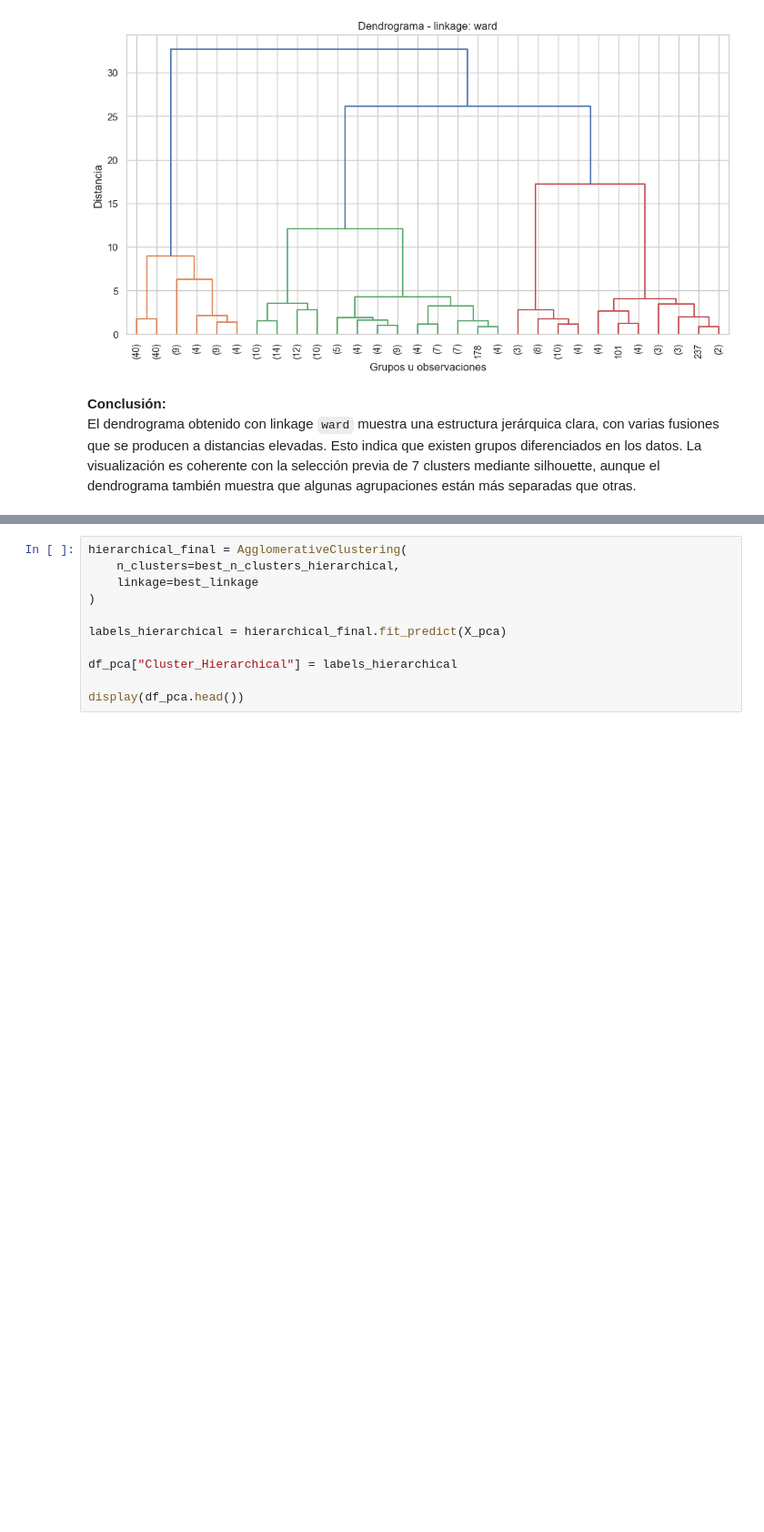
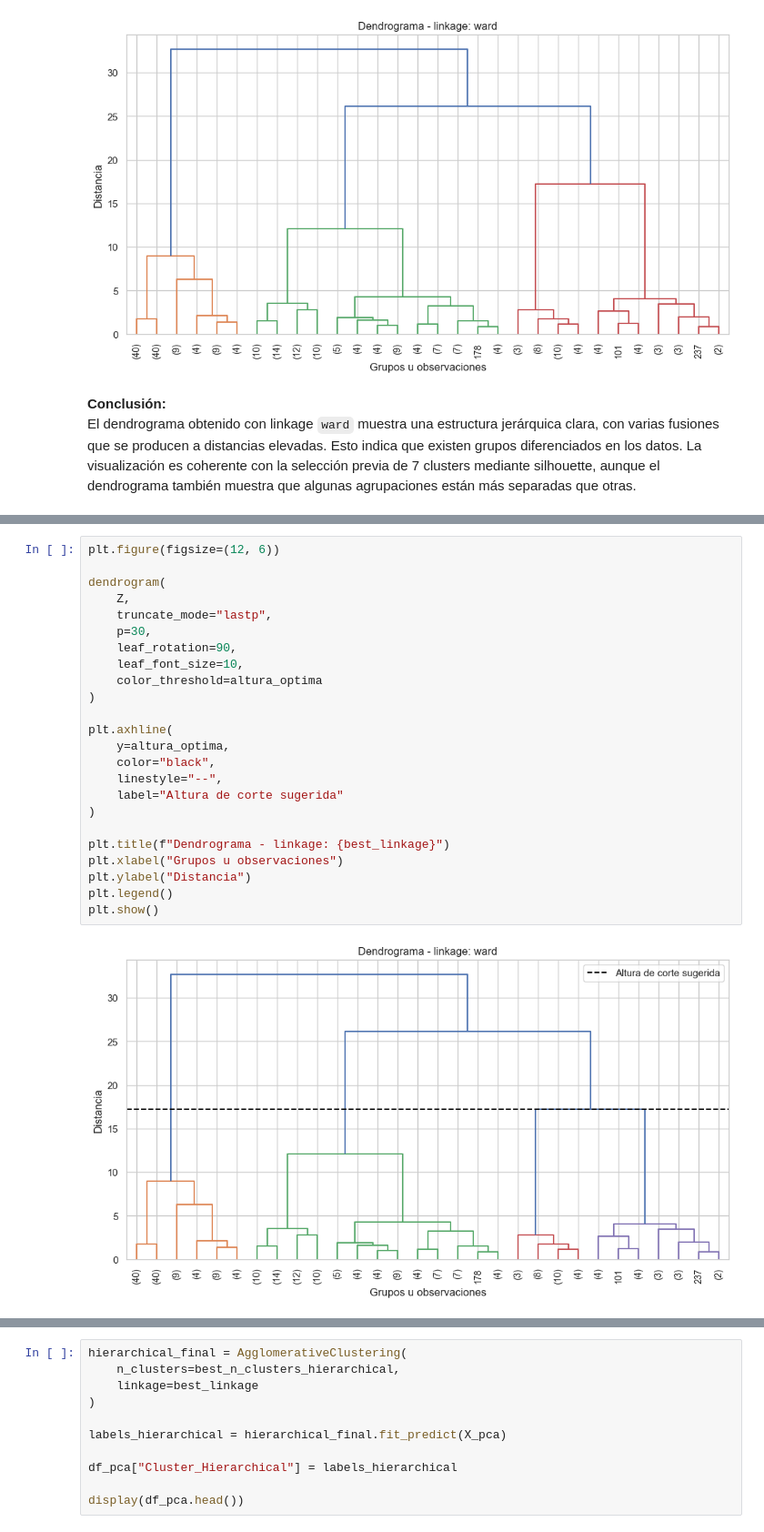
Before and after one commit to DiegoVa6/Grupo05_Practica2, a Jupyter notebook: practica2_estrellas.ipynb, the cells around one changed output, grey strips where cells are left out. Shown at 91% size. Saved outputs shown, nothing was run; the diff lists cells and outputs as text; blank space fills up the shorter version.

```diff
--- a/practica2_estrellas.ipynb
+++ b/practica2_estrellas.ipynb
@@ -715,0 +760,26 @@ El dendrograma obtenido con linkage `ward` muestra una estructura jerárquica cl
+# %%
+plt.figure(figsize=(12, 6))
+
+dendrogram(
+    Z,
+    truncate_mode="lastp",
+    p=30,
+    leaf_rotation=90,
+    leaf_font_size=10,
+    color_threshold=altura_optima
+)
+
+plt.axhline(
+    y=altura_optima,
+    color="black",
+    linestyle="--",
+    label="Altura de corte sugerida"
+)
+
+plt.title(f"Dendrograma - linkage: {best_linkage}")
+plt.xlabel("Grupos u observaciones")
+plt.ylabel("Distancia")
+plt.legend()
+plt.show()
+# %% [output]
+[figure, added]
```
Also changed, not shown: parts of 16 cells of this notebook.
